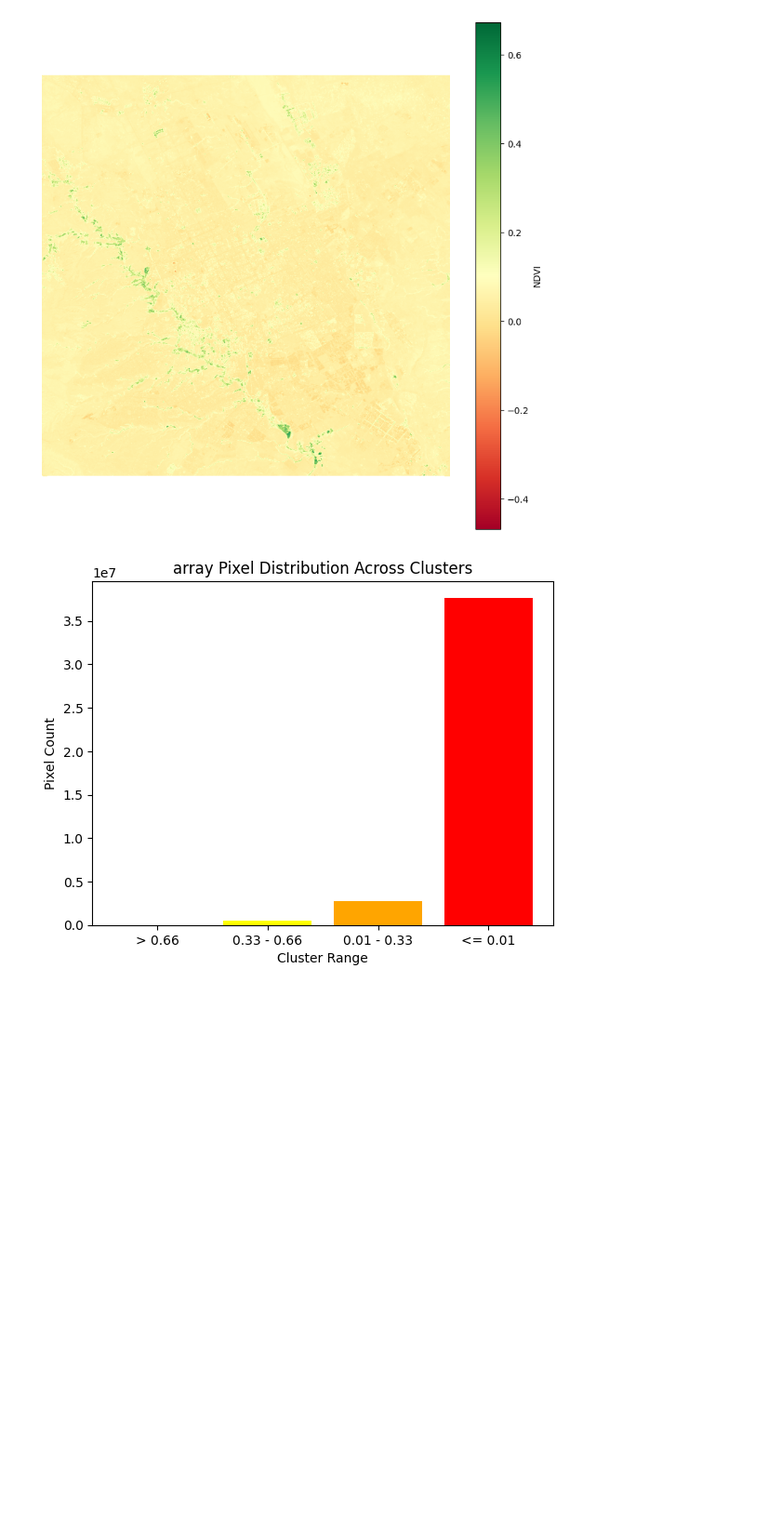
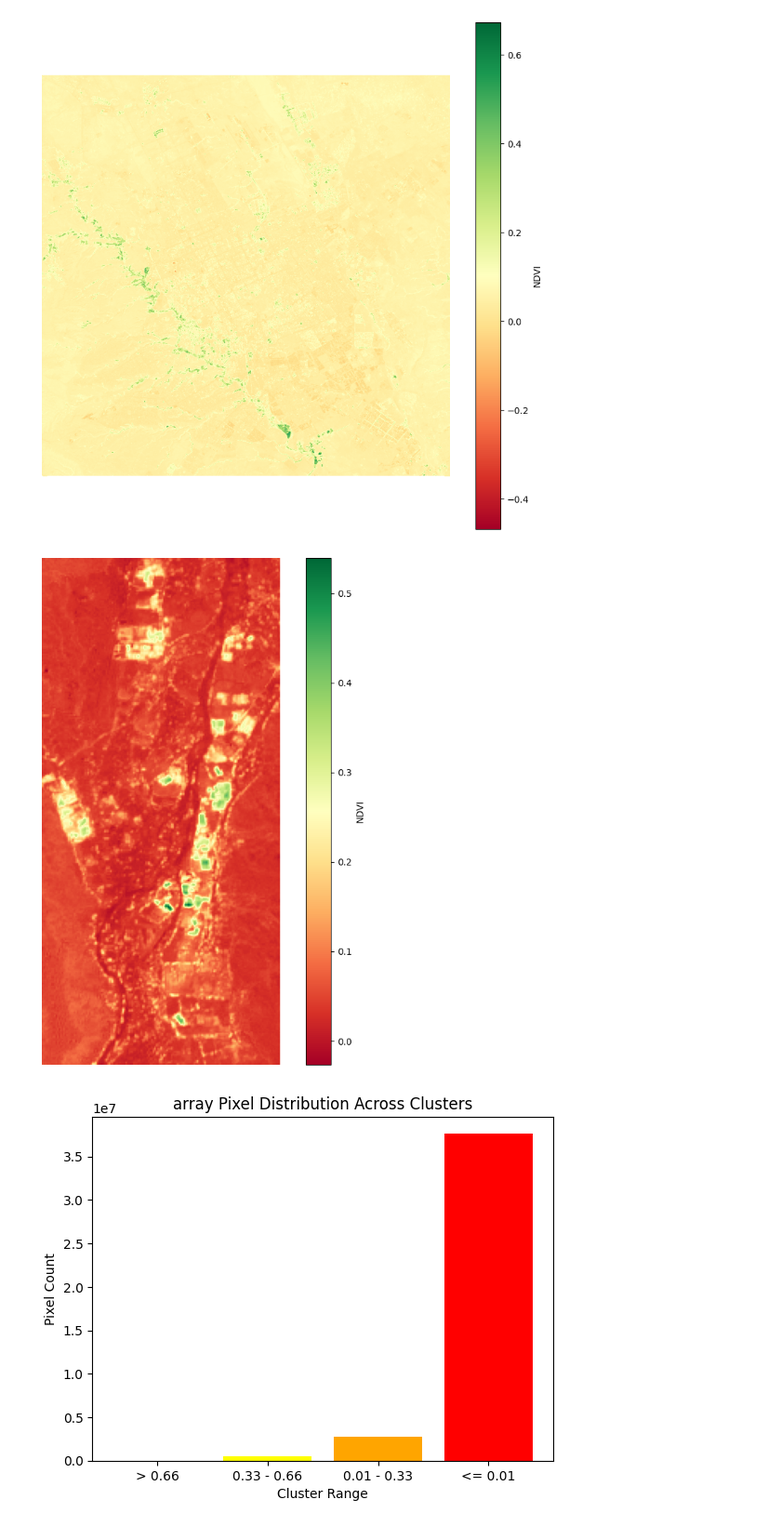
Before and after one commit to OWDM/Vegetation-Cover-In-Riyadh, a Jupyter notebook: Codes/init code/normal codes/code8.ipynb, the cells around one changed output. Shown at 93% size. Cells and saved outputs as stored; diff of their text form; code cells hidden in the pictures; blank space fills up the shorter version.

```diff
--- a/Codes/init code/normal codes/code8.ipynb
+++ b/Codes/init code/normal codes/code8.ipynb
@@ -70,20 +70,22 @@ plt.show()
 # %%
 def read_band(band_number):
     band = ds.GetRasterBand(band_number).ReadAsArray().astype(np.float32)
     return band
 
-red = read_band(1)  #  Band 1 is 4 (red band)
-nir = read_band(2)  # band 2 is 8 is (NIR band)\
+red = read_band(4)  #  Band 1 is 4 (red band)
+nir = read_band(8)  # band 2 is 8 is (NIR band)\
 
 
 ndvi = (nir - red) / (nir + red)
 
 
 plt.figure(figsize=(10, 10))
 plt.imshow(ndvi, cmap='RdYlGn')
 plt.colorbar(label='NDVI')
 plt.axis('off')  # Turn off the axis
 plt.show()
+# %% [output]
+[figure, added]
 # %%
 cluster_counts = [0, 0, 0, 0]
 
```
Also changed, not shown: parts of 6 cells of this notebook, 12 other files.
